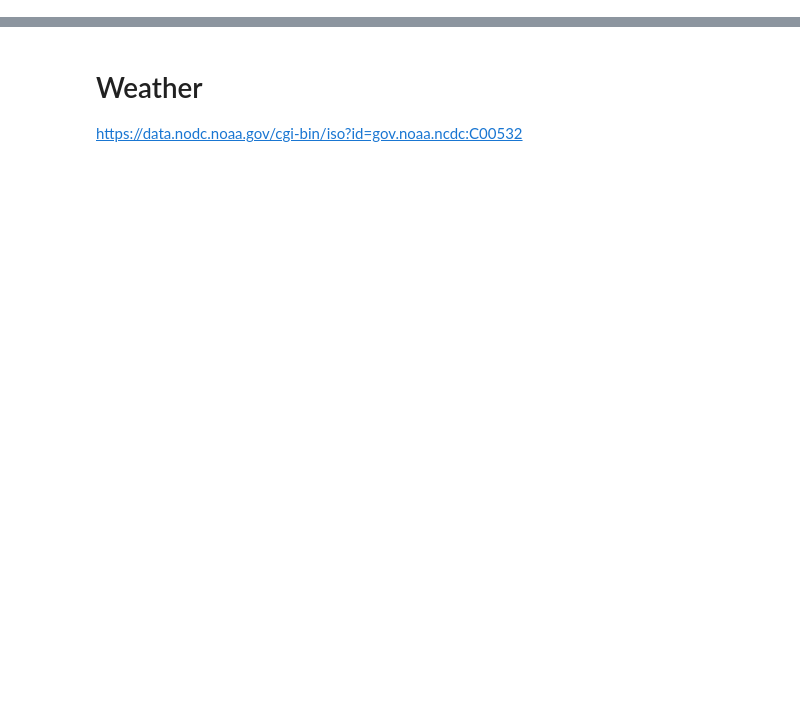
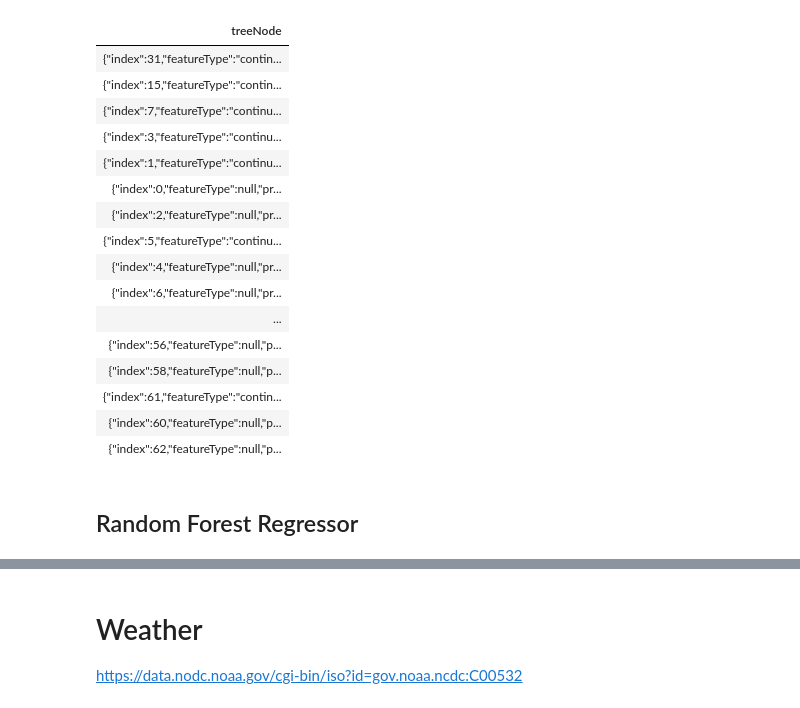
Before and after one commit to jayeshparikh/w261-project, a Jupyter notebook: AirlineDelaysWeather_WIP.ipynb, the cells around one changed output, grey strips where cells are left out. Saved outputs shown, nothing was run; the diff lists cells and outputs as text; code cells hidden in the pictures; blank space fills up the shorter version.

```diff
--- a/AirlineDelaysWeather_WIP.ipynb
+++ b/AirlineDelaysWeather_WIP.ipynb
@@ -328,0 +290,3 @@ print("R Squared (R2) on val_data = %g" % lr_evaluator.evaluate(lr_predictions_t
+# %%
+dt = DecisionTreeRegressor(featuresCol="features", labelCol='ARR_DELAY')  # Train a DecisionTree model.
+dt_model = dt.fit(train_df)
@@ -328,0 +316,22 @@ print("R Squared (R2) on val_data = %g" % lr_evaluator.evaluate(lr_predictions_t
+# %%
+display(dt_model)
+# %% [output]
+| treeNode |
+| {"index":31,"featureType":"contin... |
+| {"index":15,"featureType":"contin... |
+| {"index":7,"featureType":"continu... |
+| {"index":3,"featureType":"continu... |
+| {"index":1,"featureType":"continu... |
+| {"index":0,"featureType":null,"pr... |
+| {"index":2,"featureType":null,"pr... |
+| {"index":5,"featureType":"continu... |
+| {"index":4,"featureType":null,"pr... |
+| {"index":6,"featureType":null,"pr... |
+| ... |
+| {"index":56,"featureType":null,"p... |
+| {"index":58,"featureType":null,"p... |
+| {"index":61,"featureType":"contin... |
+| {"index":60,"featureType":null,"p... |
+| {"index":62,"featureType":null,"p... |
+# %% [markdown]
+## Random Forest Regressor
```
Also changed, not shown: parts of 72 cells of this notebook.
